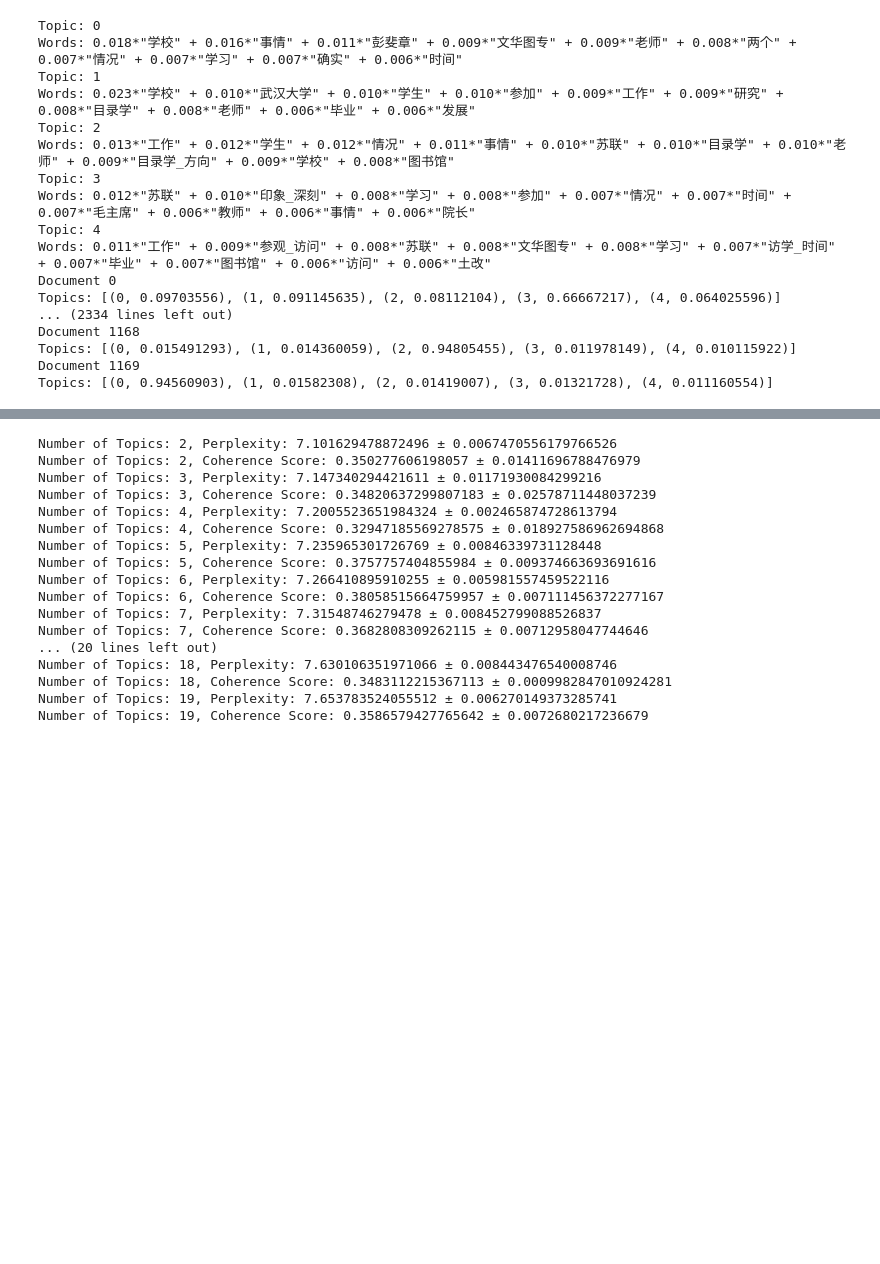
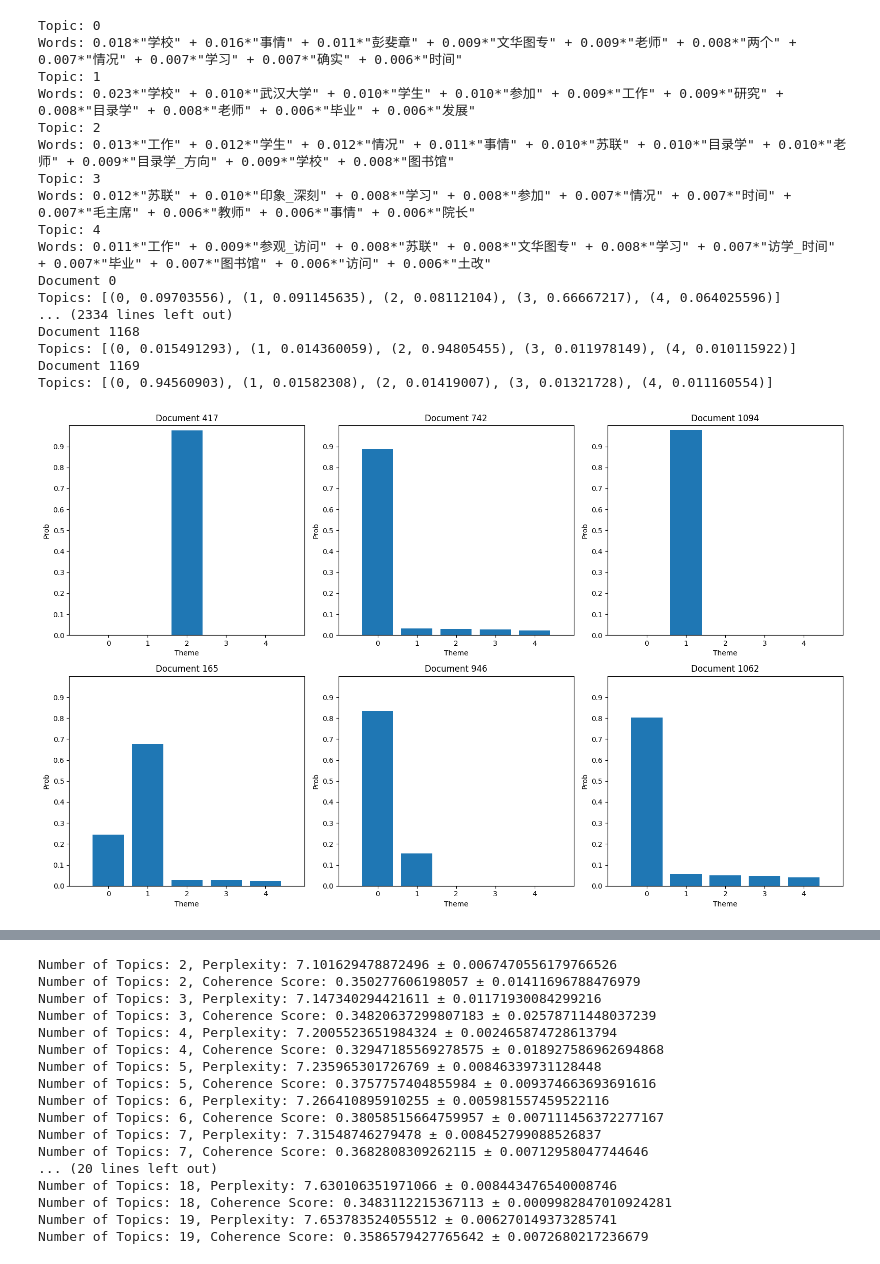
Before and after one commit to sunieee/LDA, a Jupyter notebook: LDA.ipynb, the cells around one changed output, grey strips where cells are left out. Drawn from its saved outputs; the diff is of its cells as text; code cells hidden in the pictures; blank space fills up the shorter version.

```diff
--- a/LDA.ipynb
+++ b/LDA.ipynb
@@ -145,6 +145,46 @@ Document 1168
 Topics: [(0, 0.015491293), (1, 0.014360059), (2, 0.94805455), (3, 0.011978149), (4, 0.010115922)]
 Document 1169
 Topics: [(0, 0.94560903), (1, 0.01582308), (2, 0.01419007), (3, 0.01321728), (4, 0.011160554)]
+# %%
+# 随机选取corpus中5个文档，绘制其主题分布图
+import random
+import numpy as np
+
+num = 6
+sample_index = random.sample(range(len(corpus)), num)
+sample_corpus = [corpus[i] for i in sample_index]
+sample_docs = [docs[i] for i in sample_index]
+
+# 绘制主题分布图
+import matplotlib.pyplot as plt
+import matplotlib.image as mpimg
+from matplotlib import rcParams
+from matplotlib.font_manager import FontProperties
+
+# font = FontProperties(fname=r"c:\windows\fonts\simsun.ttc", size=14)
+# rcParams['axes.unicode_minus'] = False
+
+fig = plt.figure(figsize=(16, 10))
+for i in range(num):
+    ax = fig.add_subplot(2, 3, i + 1)
+    topic_distribution = lda_model.get_document_topics(sample_corpus[i])
+    topic_distribution = np.array(topic_distribution)
+    ax.bar(topic_distribution[:, 0], topic_distribution[:, 1])
+    ax.set_title('Document {}'.format(sample_index[i]))  # , fontproperties=font
+    ax.set_xlabel('Theme')
+    ax.set_ylabel('Prob')
+    ax.set_ylim(0, 1)
+    ax.set_xlim(-1, 5)
+    ax.set_xticks(range(5))
+    ax.set_xticklabels(['{}'.format(i) for i in range(5)])
+    ax.set_yticks(np.arange(0, 1, 0.1))
+    ax.set_yticklabels(['{:.1f}'.format(i) for i in np.arange(0, 1, 0.1)])
+    ax.tick_params(labelsize=10)
+plt.tight_layout()
+plt.savefig('data/lda.png')
+plt.show()
+# %% [output]
+[figure, added]
 # %%
 import numpy as np
 import gensim
```
Also changed, not shown: parts of 4 cells of this notebook, 6 other files.
